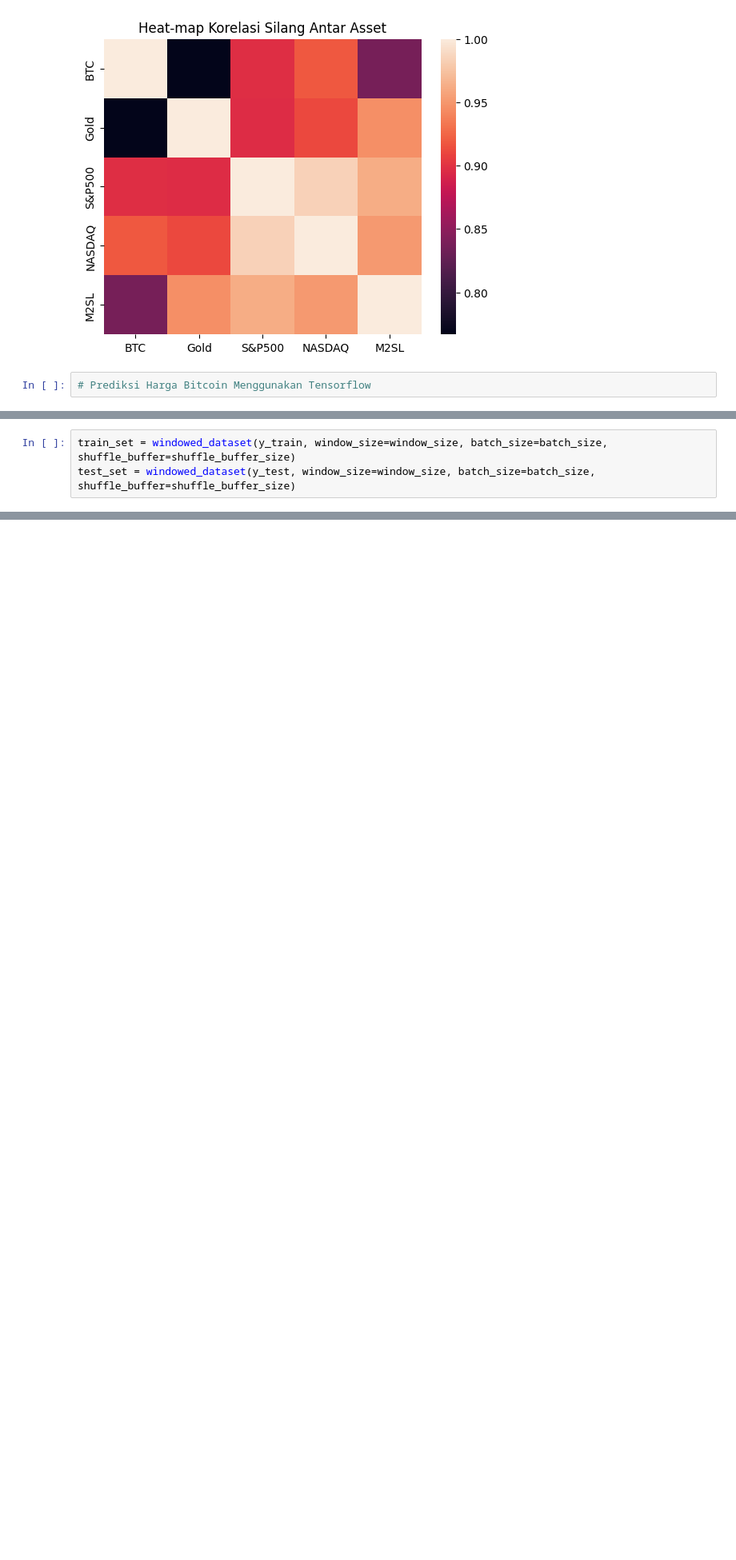
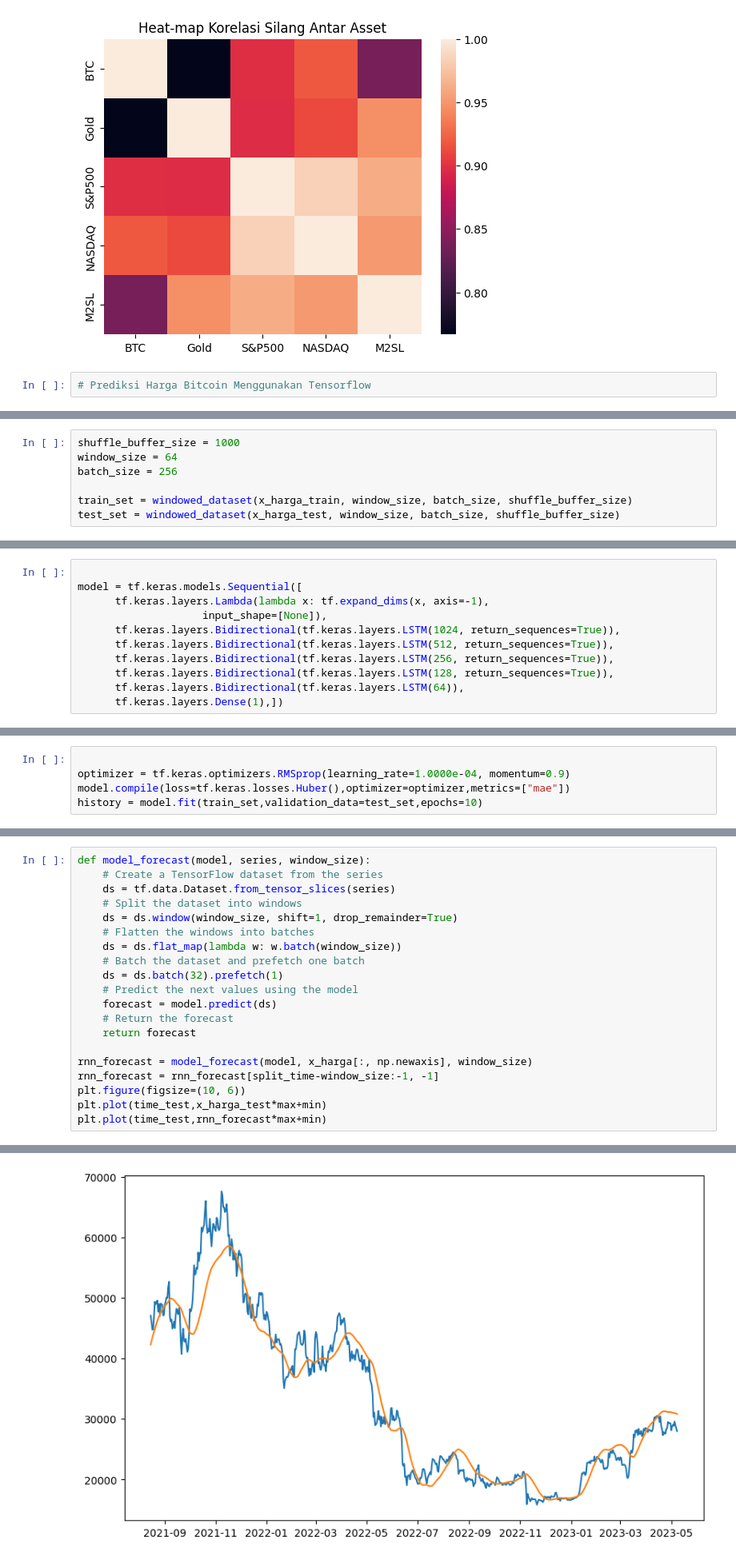
Before and after one commit to raihaneka50908/TesisInvestasi, a Jupyter notebook: Program_Analisis_Kelas_Aset.ipynb, the cells around one changed output, grey strips where cells are left out. Shown: that part at 80% size. Saved outputs shown, nothing was run; the diff lists cells and outputs as text; blank space fills up the shorter version.

```diff
--- a/Program_Analisis_Kelas_Aset.ipynb
+++ b/Program_Analisis_Kelas_Aset.ipynb
@@ -128,3 +139,7 @@ shuffle_buffer_size = 1000
 # %%
-train_set = windowed_dataset(y_train, window_size=window_size, batch_size=batch_size, shuffle_buffer=shuffle_buffer_size)
-test_set = windowed_dataset(y_test, window_size=window_size, batch_size=batch_size, shuffle_buffer=shuffle_buffer_size)
+shuffle_buffer_size = 1000
+window_size = 64
+batch_size = 256
+
+train_set = windowed_dataset(x_harga_train, window_size, batch_size, shuffle_buffer_size)
+test_set = windowed_dataset(x_harga_test, window_size, batch_size, shuffle_buffer_size)
@@ -177,0 +146,11 @@ Epoch 1000/1000
+# %%
+
+model = tf.keras.models.Sequential([
+      tf.keras.layers.Lambda(lambda x: tf.expand_dims(x, axis=-1),
+                    input_shape=[None]),
+      tf.keras.layers.Bidirectional(tf.keras.layers.LSTM(1024, return_sequences=True)),
+      tf.keras.layers.Bidirectional(tf.keras.layers.LSTM(512, return_sequences=True)),
+      tf.keras.layers.Bidirectional(tf.keras.layers.LSTM(256, return_sequences=True)),
+      tf.keras.layers.Bidirectional(tf.keras.layers.LSTM(128, return_sequences=True)),
+      tf.keras.layers.Bidirectional(tf.keras.layers.LSTM(64)),
+      tf.keras.layers.Dense(1),])
@@ -264,0 +195,5 @@ prediction.shape
+# %%
+
+optimizer = tf.keras.optimizers.RMSprop(learning_rate=1.0000e-04, momentum=0.9)
+model.compile(loss=tf.keras.losses.Huber(),optimizer=optimizer,metrics=["mae"])
+history = model.fit(train_set,validation_data=test_set,epochs=10)
@@ -264,0 +256,21 @@ prediction.shape
+# %%
+def model_forecast(model, series, window_size):
+    # Create a TensorFlow dataset from the series
+    ds = tf.data.Dataset.from_tensor_slices(series)
+    # Split the dataset into windows
+    ds = ds.window(window_size, shift=1, drop_remainder=True)
+    # Flatten the windows into batches
+    ds = ds.flat_map(lambda w: w.batch(window_size))
+    # Batch the dataset and prefetch one batch
+    ds = ds.batch(32).prefetch(1)
+    # Predict the next values using the model
+    forecast = model.predict(ds)
+    # Return the forecast
+    return forecast
+
+rnn_forecast = model_forecast(model, x_harga[:, np.newaxis], window_size)
+rnn_forecast = rnn_forecast[split_time-window_size:-1, -1]
+plt.figure(figsize=(10, 6))
+plt.plot(time_test,x_harga_test*max+min)
+plt.plot(time_test,rnn_forecast*max+min)
+# %% [output]
@@ -264,0 +283 @@ prediction.shape
+[figure, added]
```
Also changed, not shown: parts of 23 cells of this notebook.
